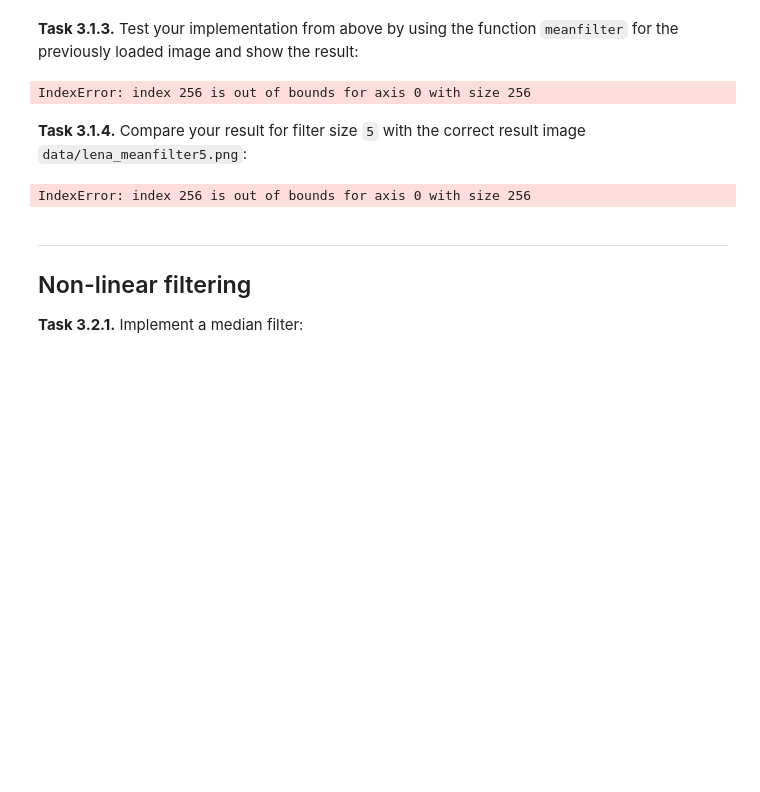
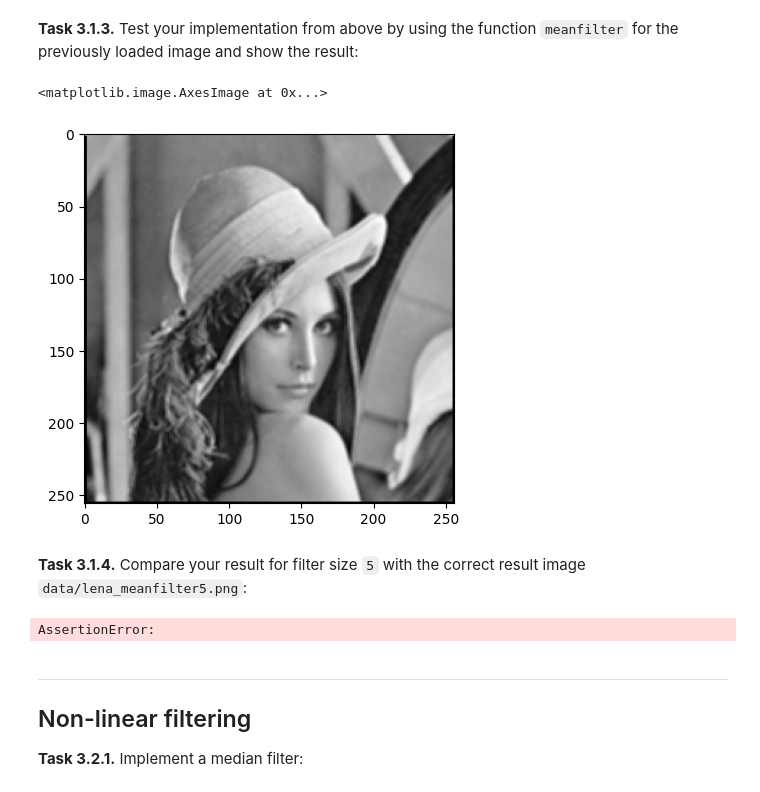
Before and after one commit to Mapfi2004/mobi-fs3-python, a Jupyter notebook: task3.ipynb, the cells around one changed output. Drawn from its saved outputs; the diff is of its cells as text; code cells hidden in the pictures; blank space fills up the shorter version.

```diff
--- a/task3.ipynb
+++ b/task3.ipynb
@@ -27,27 +27,33 @@ def meanfilter(img, size):
     for p in numpy.ndindex(img.shape):
         neighborhood_sum = 0
         for q in numpy.ndindex(size, size):
-            # neighborhood_sum +=
-        #
-    # result[p[0]][p[1]] = neighborhood_sum / (size * size)
+            if p[0]-n > 0:
+                if p[1]-n > 0:
+                    if p[0]+n < img.shape[0]:
+                        if p[1]+n < img.shape[1]:
+                            neighborhood_sum += img[p[0] + q[0] -n, p[1] + q[1] -n]
+                            result[p] = neighborhood_sum / (size * size)
+            else:
+                result[p] = img[p[0],p[1]]
     return result
 # %% [markdown]
 **<a id="#">Task 3.1.3.</a>** Test your implementation from above by using the function `meanfilter` for the previously loaded image and show the result:
 # %%
-meanfilter(img, 3)
-plt.imshow(img, 'gray')
+img2 = meanfilter(img, 3)
+plt.imshow(img2, 'gray')
 # %% [output]
-IndexError: index 256 is out of bounds for axis 0 with size 256
+<matplotlib.image.AxesImage at 0x...>
+[figure, added]
 # %% [markdown]
 **<a id="#">Task 3.1.4.</a>** Compare your result for filter size `5` with the correct result image `data/lena_meanfilter5.png`:
 # %%
 
-meanfilter(img, 5)
-img2 = plt.imread('data/lena_meanfilter5.png')
+img3 = meanfilter(img, 5)
+img4 = plt.imread('data/lena_meanfilter5.png')
 
-assert numpy.allclose(img, img2, atol=1/255)
+assert numpy.allclose(img3, img4, atol=1/255)
 # %% [output]
-IndexError: index 256 is out of bounds for axis 0 with size 256
+AssertionError:
 # %% [markdown]
 ---
 
```
Also changed, not shown: parts of 7 cells of this notebook.
